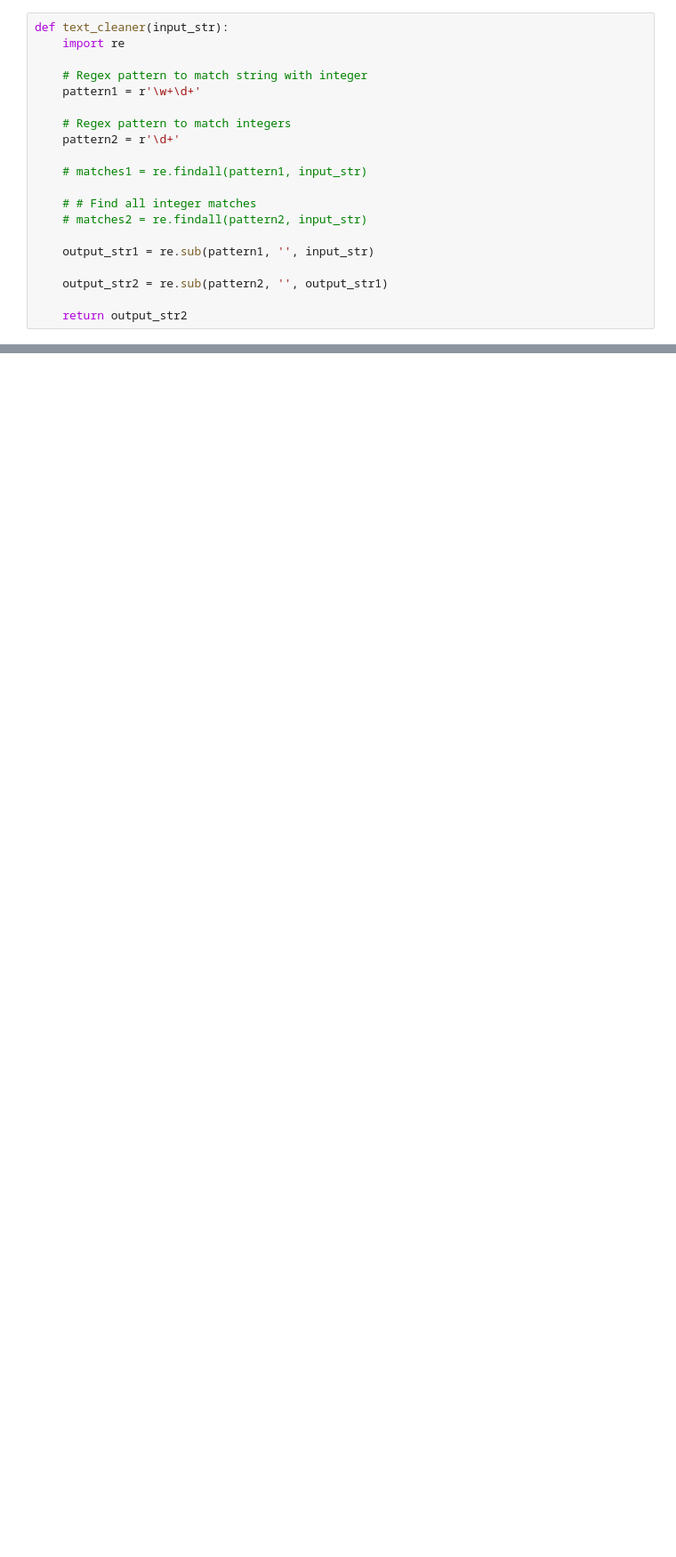
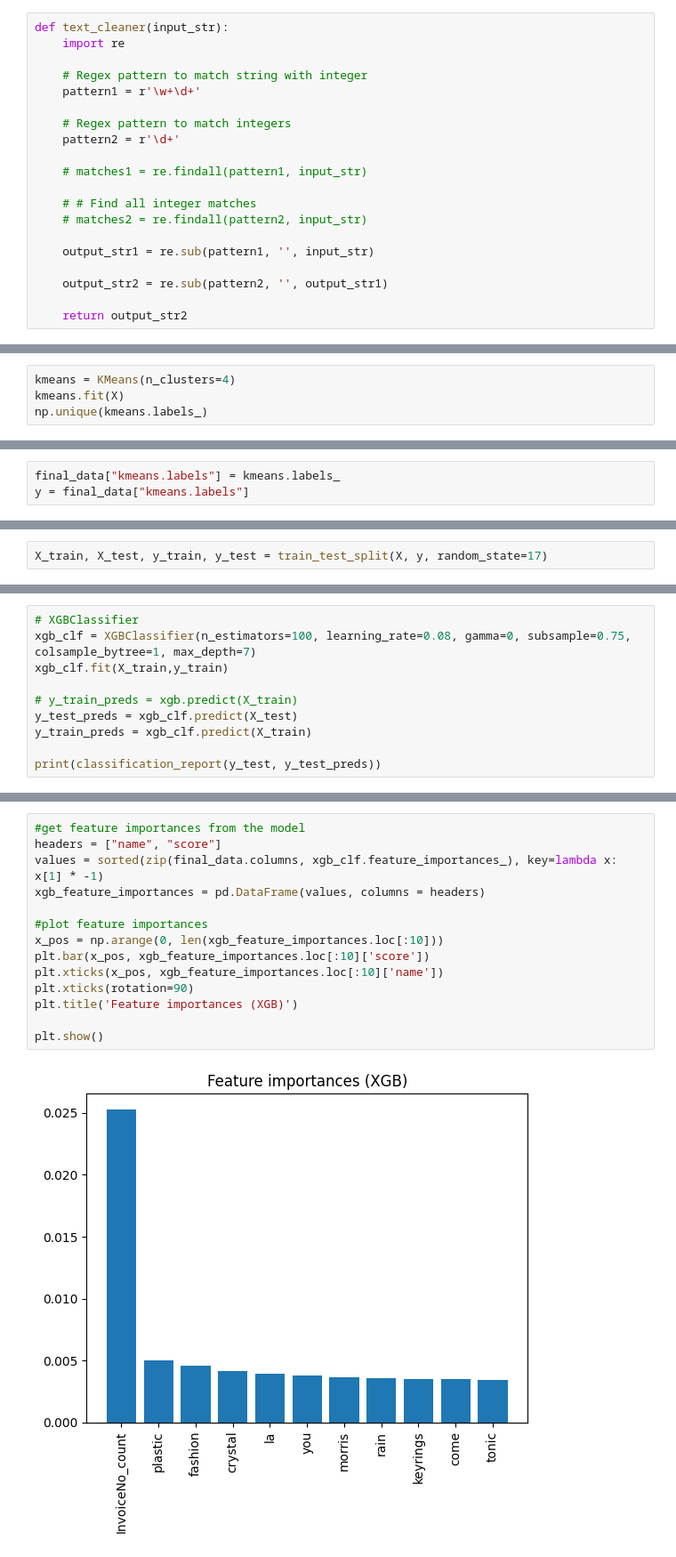
Before and after one commit to morteza-rp/fanap, a Jupyter notebook: 7.ipynb, the cells around one changed output, grey strips where cells are left out. Shown at 89% size. Saved outputs shown, nothing was run; the diff lists cells and outputs as text; blank space fills up the shorter version.

```diff
--- a/7.ipynb
+++ b/7.ipynb
@@ -618,0 +349,4 @@ KNeighborsClassifier(n_neighbors=4)
+# %%
+kmeans = KMeans(n_clusters=4)
+kmeans.fit(X)
+np.unique(kmeans.labels_)
@@ -618,0 +355,3 @@ KNeighborsClassifier(n_neighbors=4)
+# %%
+final_data["kmeans.labels"] = kmeans.labels_
+y = final_data["kmeans.labels"]
@@ -618,0 +376,2 @@ KNeighborsClassifier(n_neighbors=4)
+# %%
+X_train, X_test, y_train, y_test = train_test_split(X, y, random_state=17)
@@ -654,0 +425,10 @@ plt.show()
+# %%
+# XGBClassifier
+xgb_clf = XGBClassifier(n_estimators=100, learning_rate=0.08, gamma=0, subsample=0.75, colsample_bytree=1, max_depth=7)
+xgb_clf.fit(X_train,y_train)
+
+# y_train_preds = xgb.predict(X_train)
+y_test_preds = xgb_clf.predict(X_test)
+y_train_preds = xgb_clf.predict(X_train)
+
+print(classification_report(y_test, y_test_preds))
@@ -654,0 +446,16 @@ plt.show()
+# %%
+#get feature importances from the model
+headers = ["name", "score"]
+values = sorted(zip(final_data.columns, xgb_clf.feature_importances_), key=lambda x: x[1] * -1)
+xgb_feature_importances = pd.DataFrame(values, columns = headers)
+
+#plot feature importances
+x_pos = np.arange(0, len(xgb_feature_importances.loc[:10]))
+plt.bar(x_pos, xgb_feature_importances.loc[:10]['score'])
+plt.xticks(x_pos, xgb_feature_importances.loc[:10]['name'])
+plt.xticks(rotation=90)
+plt.title('Feature importances (XGB)')
+
+plt.show()
+# %% [output]
+[figure, added]
```
Also changed, not shown: parts of 104 cells of this notebook.
